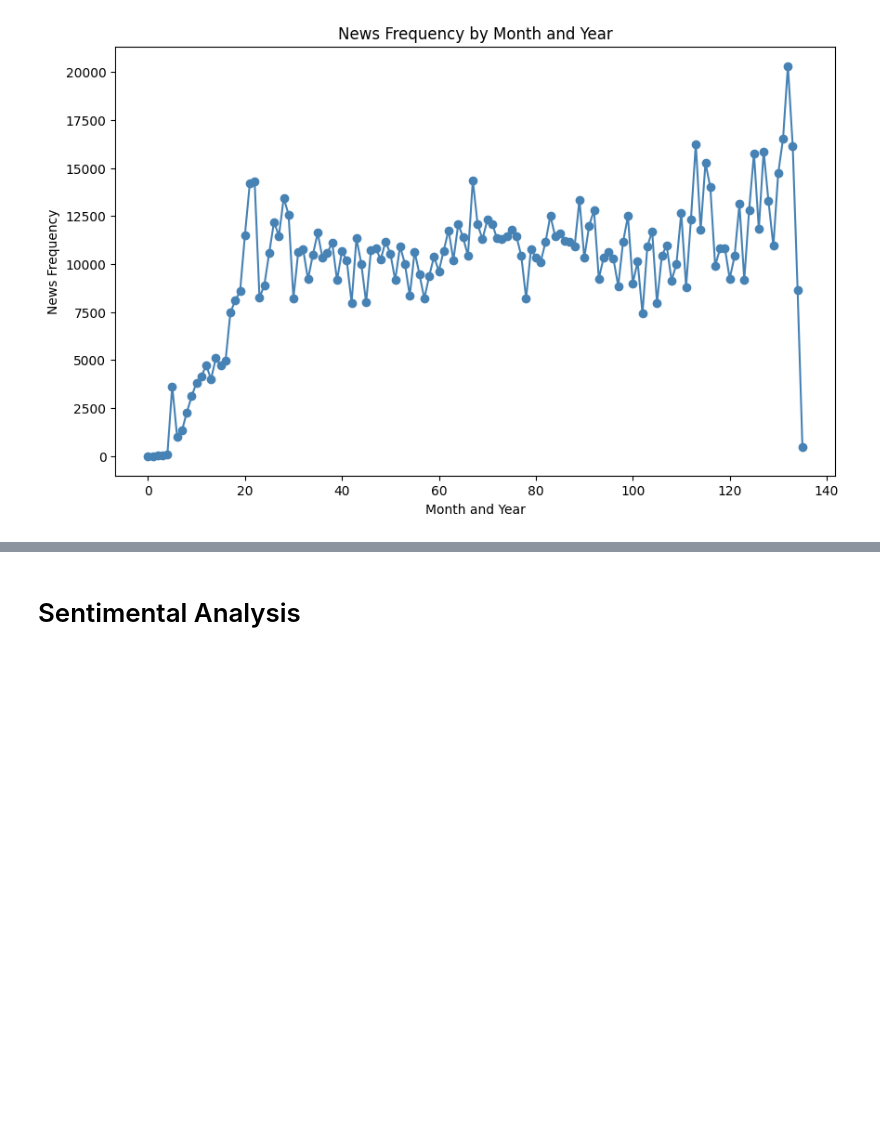
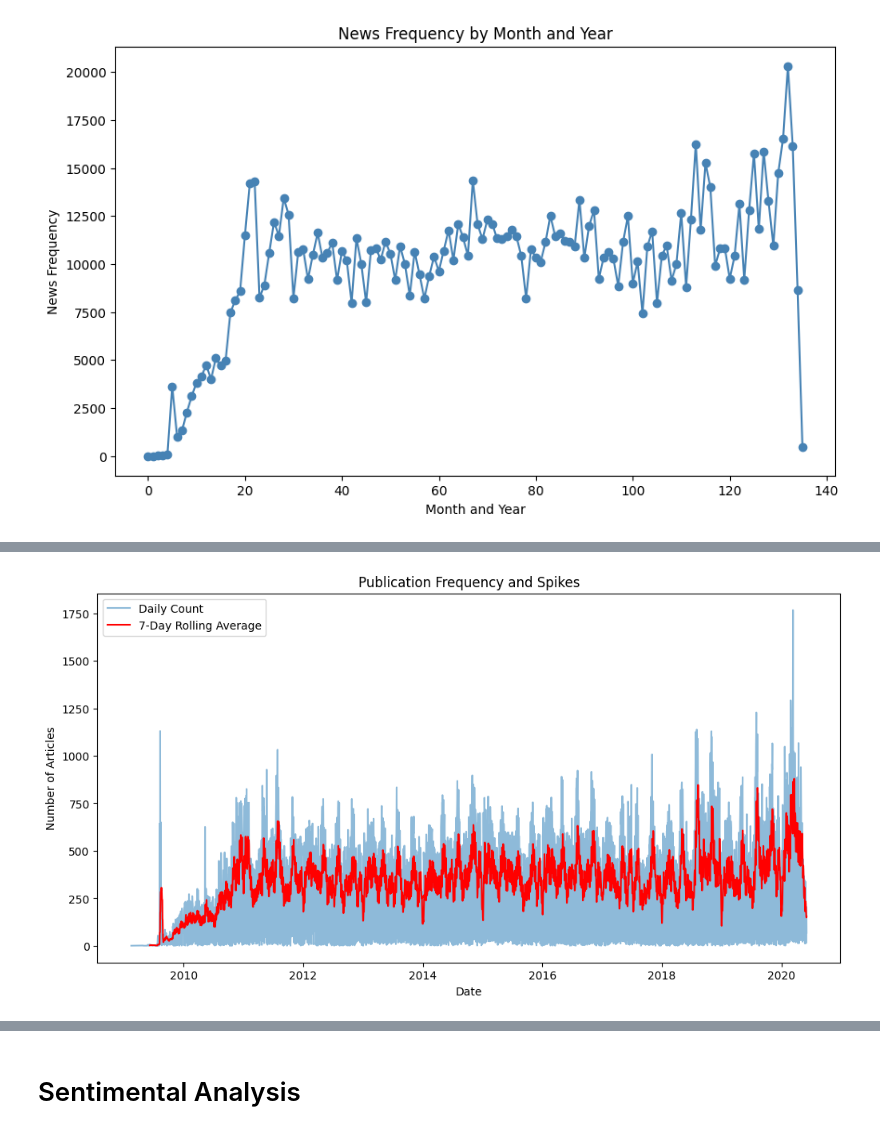
Before and after one commit to nebiyu-ethio/stock-sentiment-analysis, a Jupyter notebook: notebooks/EDA_task-1.ipynb, the cells around one changed output, grey strips where cells are left out. Drawn from its saved outputs; the diff is of its cells as text; code cells hidden in the pictures; blank space fills up the shorter version.

```diff
--- a/notebooks/EDA_task-1.ipynb
+++ b/notebooks/EDA_task-1.ipynb
@@ -277,0 +337,15 @@ visualize_publication_dates(news_frequency, news_frequency_monthly)
+# %%
+# Use rolling mean to smooth out the trend and identify spikes
+daily_publication_count_rolling = daily_publication_count.rolling(window=11).mean()
+
+# Plot the smoothed time series
+plt.figure(figsize=(12, 6))
+plt.plot(daily_publication_count, label='Daily Count', alpha=0.5)
+plt.plot(daily_publication_count_rolling, label='7-Day Rolling Average', color='red')
+plt.title('Publication Frequency and Spikes')
+plt.xlabel('Date')
+plt.ylabel('Number of Articles')
+plt.legend()
+plt.show()
+# %% [output]
+[figure, added]
```
Also changed, not shown: parts of 9 cells of this notebook.
